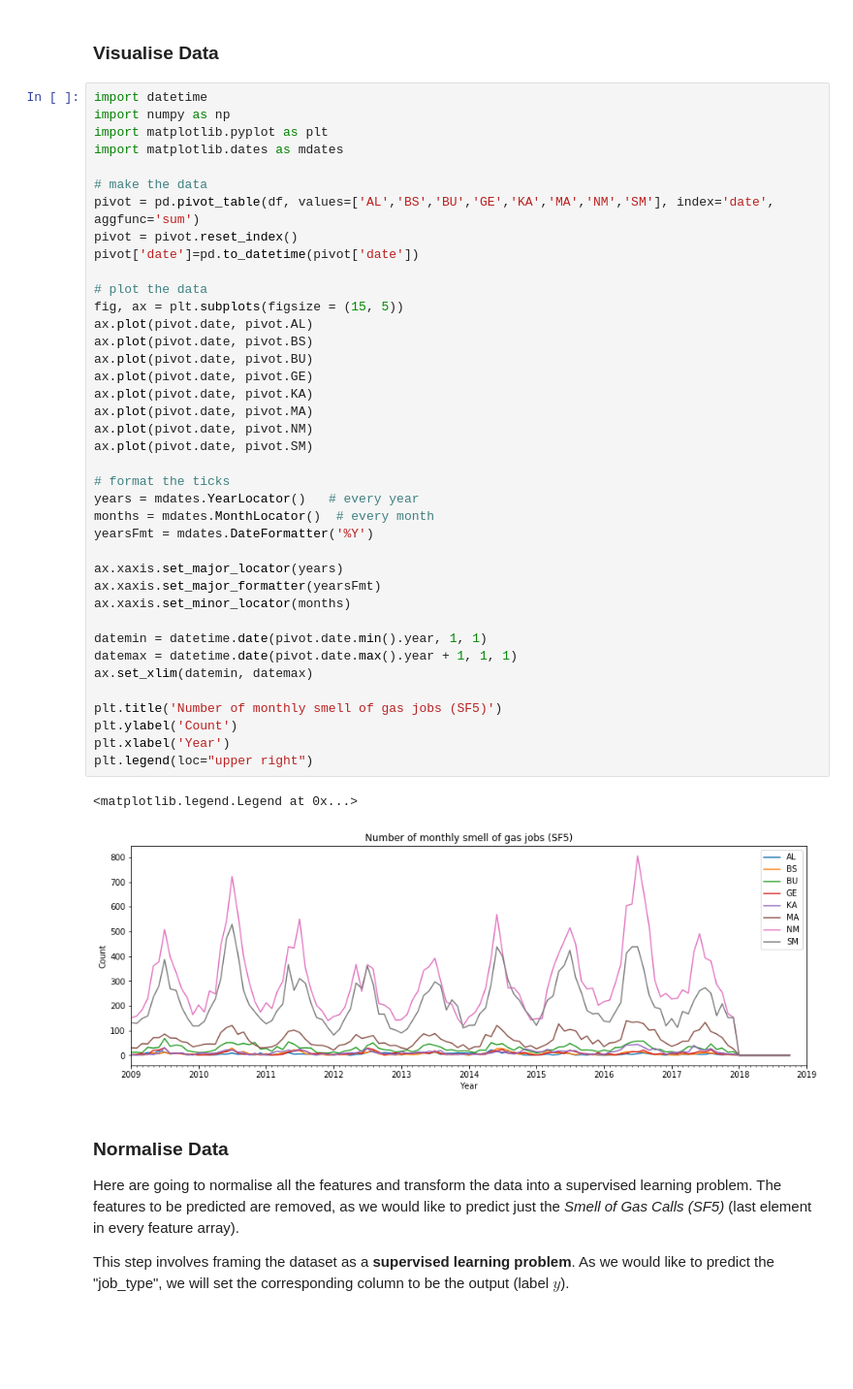
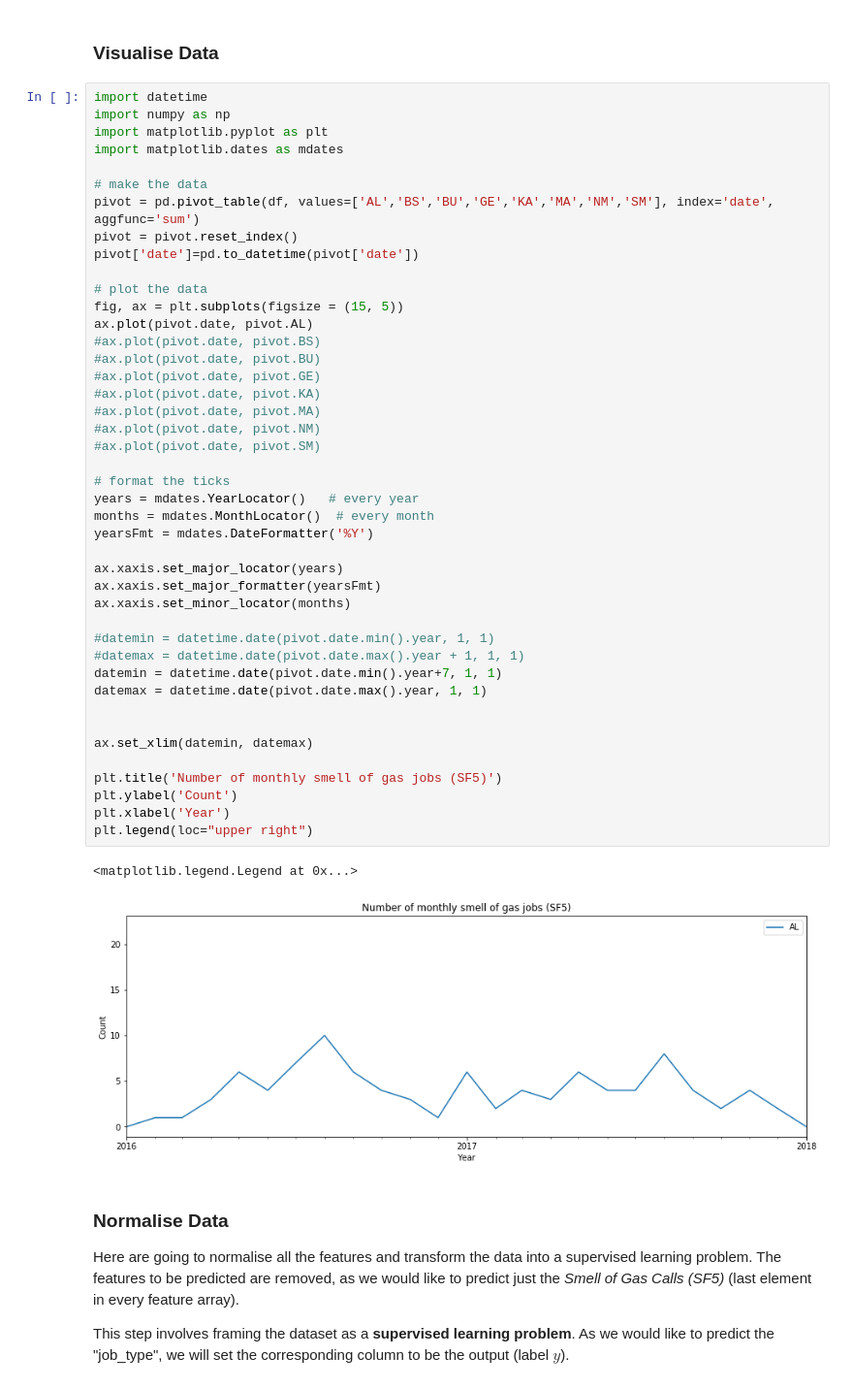
Before and after one commit to ATCOGas/VV_Forecasting, a Jupyter notebook: notebooks/Analysis_JobTypes-GRU,LSTM.ipynb, the cells around one changed output. Shown at 97% size. Drawn from its saved outputs; the diff is of its cells as text; blank space fills up the shorter version.

```diff
--- a/notebooks/Analysis_JobTypes-GRU,LSTM.ipynb
+++ b/notebooks/Analysis_JobTypes-GRU,LSTM.ipynb
@@ -170,43 +170,47 @@ import datetime
 import numpy as np
 import matplotlib.pyplot as plt
 import matplotlib.dates as mdates
 
 # make the data
 pivot = pd.pivot_table(df, values=['AL','BS','BU','GE','KA','MA','NM','SM'], index='date', aggfunc='sum')
 pivot = pivot.reset_index()
 pivot['date']=pd.to_datetime(pivot['date'])
 
 # plot the data
 fig, ax = plt.subplots(figsize = (15, 5))
 ax.plot(pivot.date, pivot.AL)
-ax.plot(pivot.date, pivot.BS)
-ax.plot(pivot.date, pivot.BU)
-ax.plot(pivot.date, pivot.GE)
-ax.plot(pivot.date, pivot.KA)
-ax.plot(pivot.date, pivot.MA)
-ax.plot(pivot.date, pivot.NM)
-ax.plot(pivot.date, pivot.SM)
+#ax.plot(pivot.date, pivot.BS)
+#ax.plot(pivot.date, pivot.BU)
+#ax.plot(pivot.date, pivot.GE)
+#ax.plot(pivot.date, pivot.KA)
+#ax.plot(pivot.date, pivot.MA)
+#ax.plot(pivot.date, pivot.NM)
+#ax.plot(pivot.date, pivot.SM)
 
 # format the ticks
 years = mdates.YearLocator()   # every year
 months = mdates.MonthLocator()  # every month
 yearsFmt = mdates.DateFormatter('%Y')
 
 ax.xaxis.set_major_locator(years)
 ax.xaxis.set_major_formatter(yearsFmt)
 ax.xaxis.set_minor_locator(months)
 
-datemin = datetime.date(pivot.date.min().year, 1, 1)
-datemax = datetime.date(pivot.date.max().year + 1, 1, 1)
+#datemin = datetime.date(pivot.date.min().year, 1, 1)
+#datemax = datetime.date(pivot.date.max().year + 1, 1, 1)
+datemin = datetime.date(pivot.date.min().year+7, 1, 1)
+datemax = datetime.date(pivot.date.max().year, 1, 1)
+
+
 ax.set_xlim(datemin, datemax)
 
 plt.title('Number of monthly smell of gas jobs (SF5)')
 plt.ylabel('Count')
 plt.xlabel('Year')
 plt.legend(loc="upper right")
 # %% [output]
 <matplotlib.legend.Legend at 0x...>
-[figure, old version]
+[figure, new version]
 # %% [markdown]
 <a id='normalise'></a>
 ### Normalise Data
```
Also changed, not shown: parts of 10 cells of this notebook.
